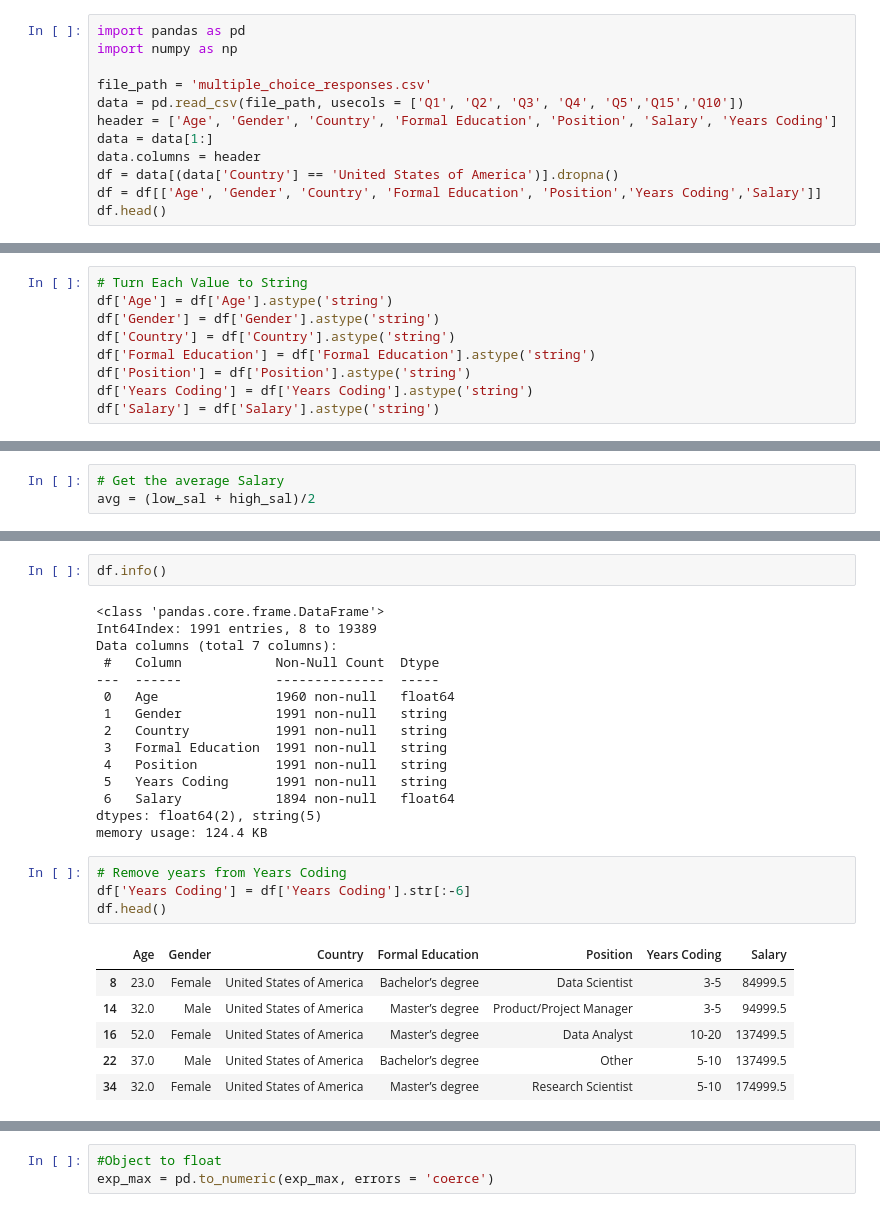
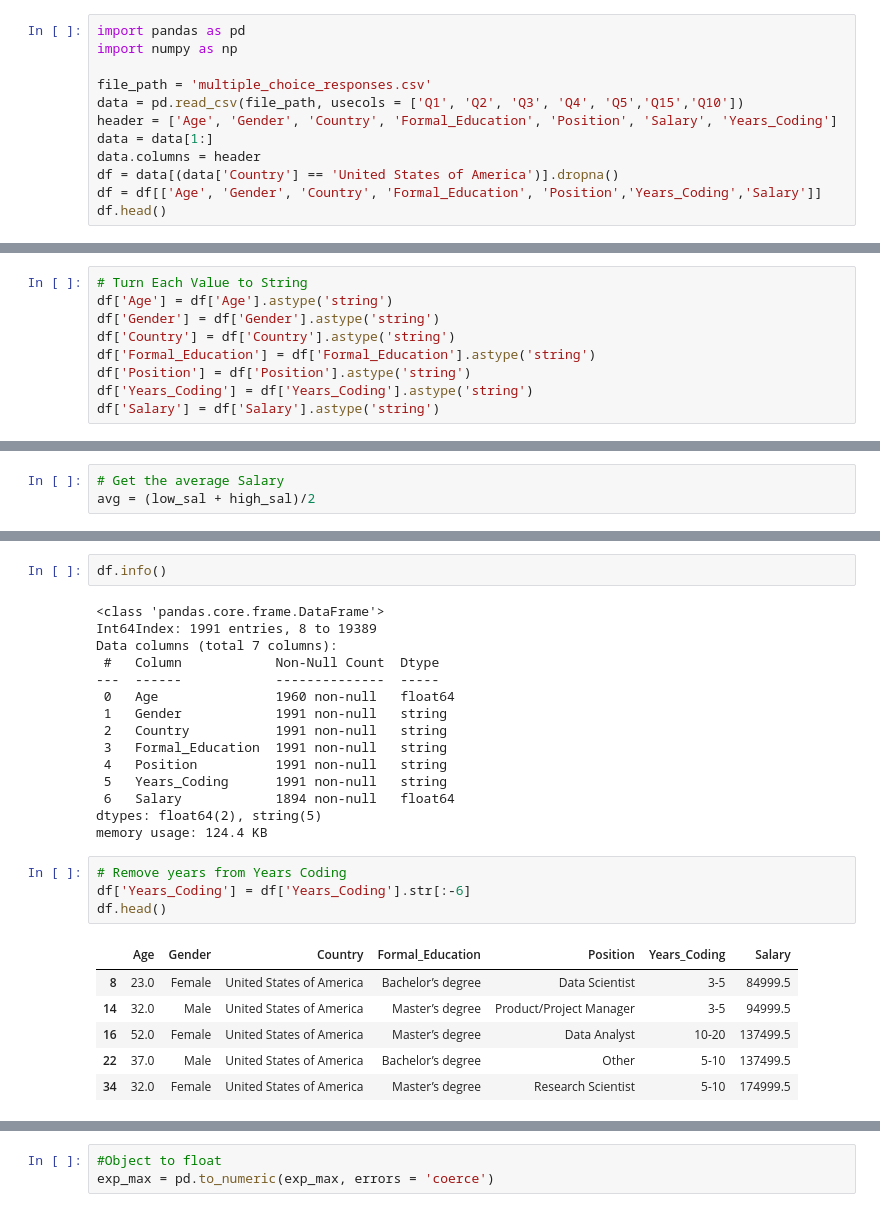
Before and after one commit to DenishaYP-creator/WomenInTech, a Jupyter notebook: Resources/Gender_Gap_In_Tech_Survery_Data/Kaggle_2018.ipynb, the cells around one changed output, grey strips where cells are left out. Drawn from its saved outputs; the diff is of its cells as text.

```diff
--- a/Resources/Gender_Gap_In_Tech_Survery_Data/Kaggle_2018.ipynb
+++ b/Resources/Gender_Gap_In_Tech_Survery_Data/Kaggle_2018.ipynb
@@ -4,10 +4,10 @@ import numpy as np
 
 file_path = 'multiple_choice_responses.csv'
 data = pd.read_csv(file_path, usecols = ['Q1', 'Q2', 'Q3', 'Q4', 'Q5','Q15','Q10'])
-header = ['Age', 'Gender', 'Country', 'Formal Education', 'Position', 'Salary', 'Years Coding']
+header = ['Age', 'Gender', 'Country', 'Formal_Education', 'Position', 'Salary', 'Years_Coding']
 data = data[1:]
 data.columns = header
 df = data[(data['Country'] == 'United States of America')].dropna()
-df = df[['Age', 'Gender', 'Country', 'Formal Education', 'Position','Years Coding','Salary']]
+df = df[['Age', 'Gender', 'Country', 'Formal_Education', 'Position','Years_Coding','Salary']]
 df.head()
 # %% [output]
@@ -40,9 +40,9 @@ memory usage: 124.4+ KB
 df['Age'] = df['Age'].astype('string')
 df['Gender'] = df['Gender'].astype('string')
 df['Country'] = df['Country'].astype('string')
-df['Formal Education'] = df['Formal Education'].astype('string')
+df['Formal_Education'] = df['Formal_Education'].astype('string')
 df['Position'] = df['Position'].astype('string')
-df['Years Coding'] = df['Years Coding'].astype('string')
+df['Years_Coding'] = df['Years_Coding'].astype('string')
 df['Salary'] = df['Salary'].astype('string')
 # %%
 # Check Type
@@ -217,18 +217,18 @@ Data columns (total 7 columns):
  0   Age               1960 non-null   float64
  1   Gender            1991 non-null   string
  2   Country           1991 non-null   string
- 3   Formal Education  1991 non-null   string
+ 3   Formal_Education  1991 non-null   string
  4   Position          1991 non-null   string
- 5   Years Coding      1991 non-null   string
+ 5   Years_Coding      1991 non-null   string
  6   Salary            1894 non-null   float64
 dtypes: float64(2), string(5)
 memory usage: 124.4 KB
 # %%
 # Remove years from Years Coding
-df['Years Coding'] = df['Years Coding'].str[:-6]
+df['Years_Coding'] = df['Years_Coding'].str[:-6]
 df.head()
 # %% [output]
-|  | Age | Gender | Country | Formal Education | Position | Years Coding | Salary |
+|  | Age | Gender | Country | Formal_Education | Position | Years_Coding | Salary |
 | 8 | 23.0 | Female | United States of America | Bachelor’s degree | Data Scientist | 3-5 | 84999.5 |
 | 14 | 32.0 | Male | United States of America | Master’s degree | Product/Project Manager | 3-5 | 94999.5 |
 | 16 | 52.0 | Female | United States of America | Master’s degree | Data Analyst | 10-20 | 137499.5 |
```
Also changed, not shown: parts of 12 cells of this notebook, 1 other file.
